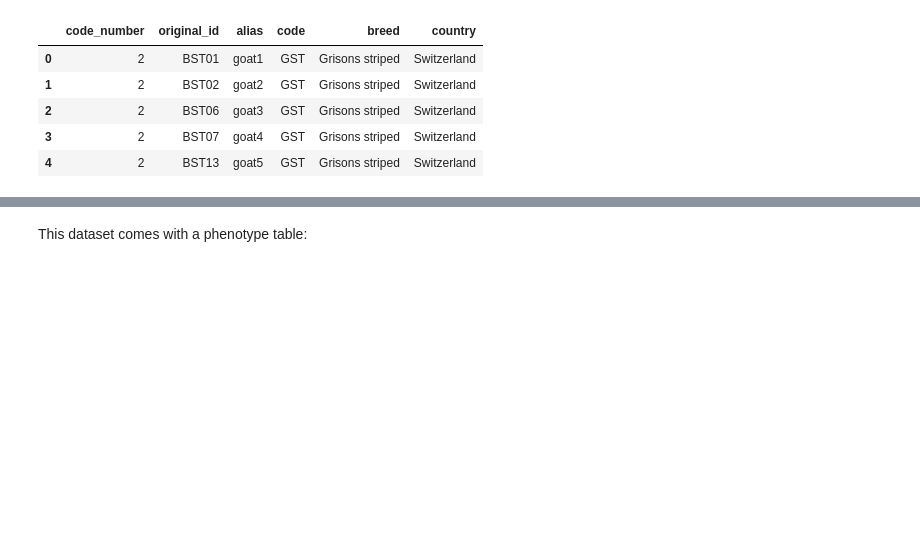
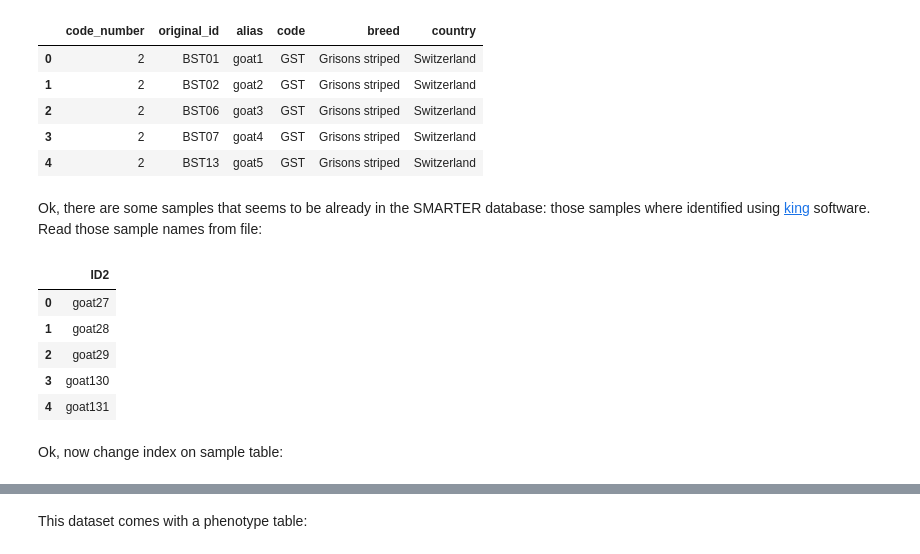
Before and after one commit to cnr-ibba/SMARTER-database, a Jupyter notebook: notebooks/exploratory/0.23.0-bunop-burren_goats.ipynb, the cells around one changed output, grey strips where cells are left out. Saved outputs shown, nothing was run; the diff lists cells and outputs as text; code cells hidden in the pictures; blank space fills up the shorter version.

Commit message:
:sparkles: filter burren goats
remove samples already present in SMARTER database

```diff
--- a/notebooks/exploratory/0.23.0-bunop-burren_goats.ipynb
+++ b/notebooks/exploratory/0.23.0-bunop-burren_goats.ipynb
@@ -302,3 +302,17 @@ samples.head()
 | 2 | 2 | BST06 | goat3 | GST | Grisons striped | Switzerland |
 | 3 | 2 | BST07 | goat4 | GST | Grisons striped | Switzerland |
 | 4 | 2 | BST13 | goat5 | GST | Grisons striped | Switzerland |
+# %% [markdown]
+Ok, there are some samples that seems to be already in the SMARTER database: those samples where identified using [king](https://www.kingrelatedness.com/) software. Read those sample names from file:
+# %%
+to_remove = pd.read_csv(burren_dataset.working_dir / "doi_10.5061_dryad.q1cv6__v1/to_remove.csv", index_col=0)
+to_remove.head()
+# %% [output]
+|  | ID2 |
+| 0 | goat27 |
+| 1 | goat28 |
+| 2 | goat29 |
+| 3 | goat130 |
+| 4 | goat131 |
+# %% [markdown]
+Ok, now change index on sample table:
```
Also changed, not shown: parts of 7 cells of this notebook, 1 other file.
